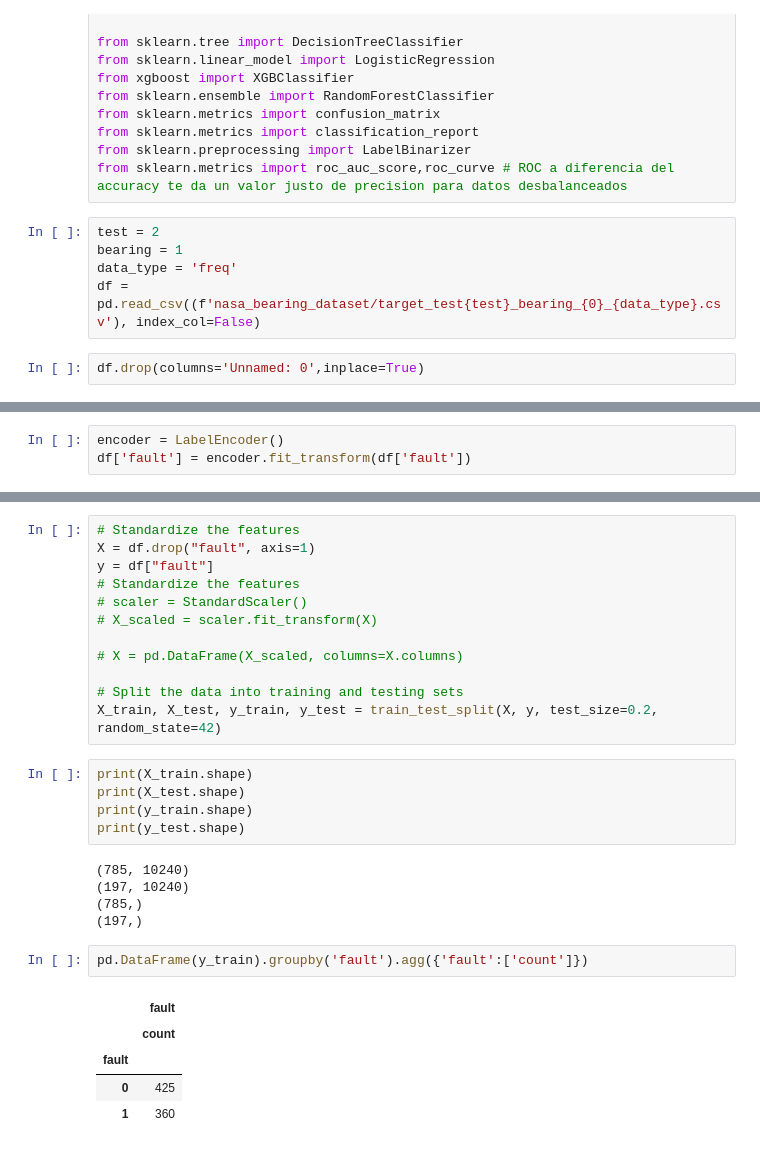
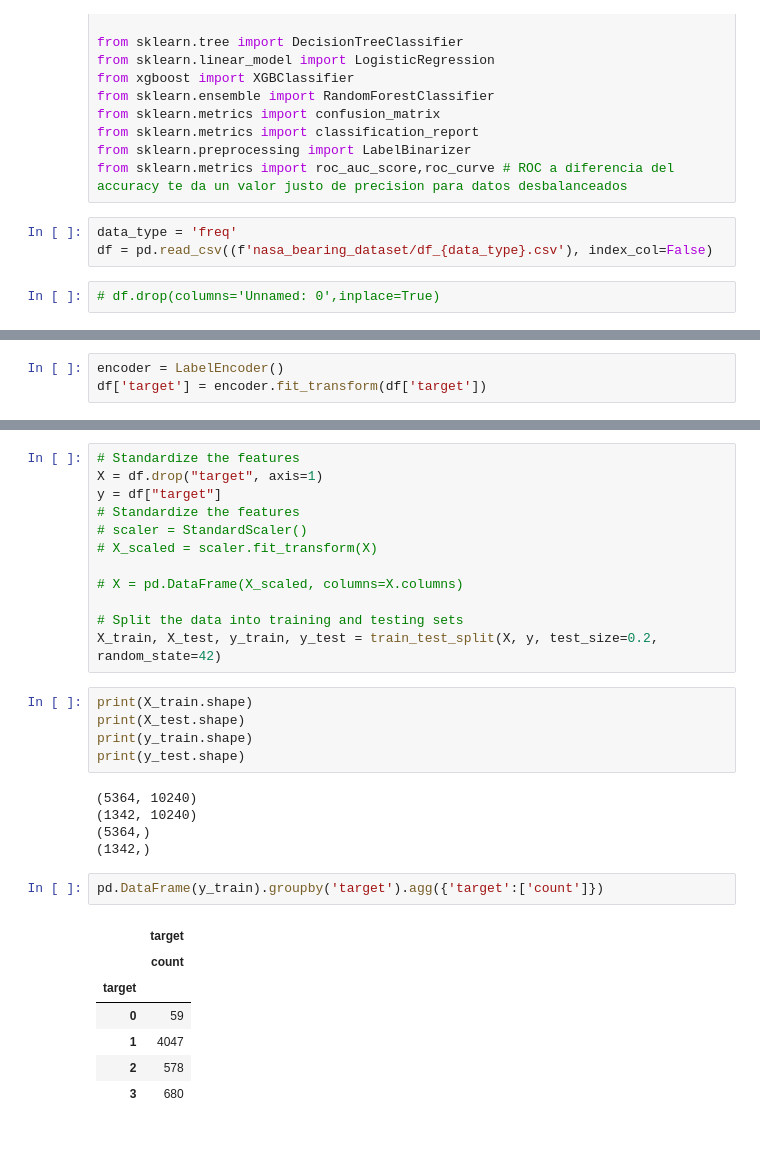
Before and after one commit to KainaK0/mia, a Jupyter notebook: MIA-104_Machine_Learning/EF_01/ml_models_02 copy.ipynb, the cells around one changed output, grey strips where cells are left out. Cells and saved outputs as stored; diff of their text form.

```diff
--- a/MIA-104_Machine_Learning/EF_01/ml_models_02 copy.ipynb
+++ b/MIA-104_Machine_Learning/EF_01/ml_models_02 copy.ipynb
@@ -20,9 +20,7 @@ from sklearn.metrics import classification_report
 from sklearn.preprocessing import LabelBinarizer
 from sklearn.metrics import roc_auc_score,roc_curve # ROC a diferencia del accuracy te da un valor justo de precision para datos desbalanceados
 # %%
-test = 2
-bearing = 1
 data_type = 'freq'
-df = pd.read_csv((f'nasa_bearing_dataset/target_test{test}_bearing_{0}_{data_type}.csv'), index_col=False)
+df = pd.read_csv((f'nasa_bearing_dataset/df_{data_type}.csv'), index_col=False)
 # %%
-df.drop(columns='Unnamed: 0',inplace=True)
+# df.drop(columns='Unnamed: 0',inplace=True)
@@ -43,3 +56,3 @@ array(['Normal', 'Outer Race'], dtype=object)
 # %%
 encoder = LabelEncoder()
-df['fault'] = encoder.fit_transform(df['fault'])
+df['target'] = encoder.fit_transform(df['target'])
@@ -64,7 +95,7 @@ df.shape
 # %%
 # Standardize the features
-X = df.drop("fault", axis=1)
-y = df["fault"]
+X = df.drop("target", axis=1)
+y = df["target"]
 # Standardize the features
 # scaler = StandardScaler()
 # X_scaled = scaler.fit_transform(X)
@@ -79,16 +110,18 @@ print(X_test.shape)
 print(y_train.shape)
 print(y_test.shape)
 # %% [output]
-(785, 10240)
-(197, 10240)
-(785,)
-(197,)
+(5364, 10240)
+(1342, 10240)
+(5364,)
+(1342,)
 # %%
-pd.DataFrame(y_train).groupby('fault').agg({'fault':['count']})
+pd.DataFrame(y_train).groupby('target').agg({'target':['count']})
 # %% [output]
-|  | fault |
+|  | target |
 |  | count |
-| fault |  |
-| 0 | 425 |
-| 1 | 360 |
+| target |  |
+| 0 | 59 |
+| 1 | 4047 |
+| 2 | 578 |
+| 3 | 680 |
 # %%
```
Also changed, not shown: parts of 25 cells of this notebook, 5 other files.
